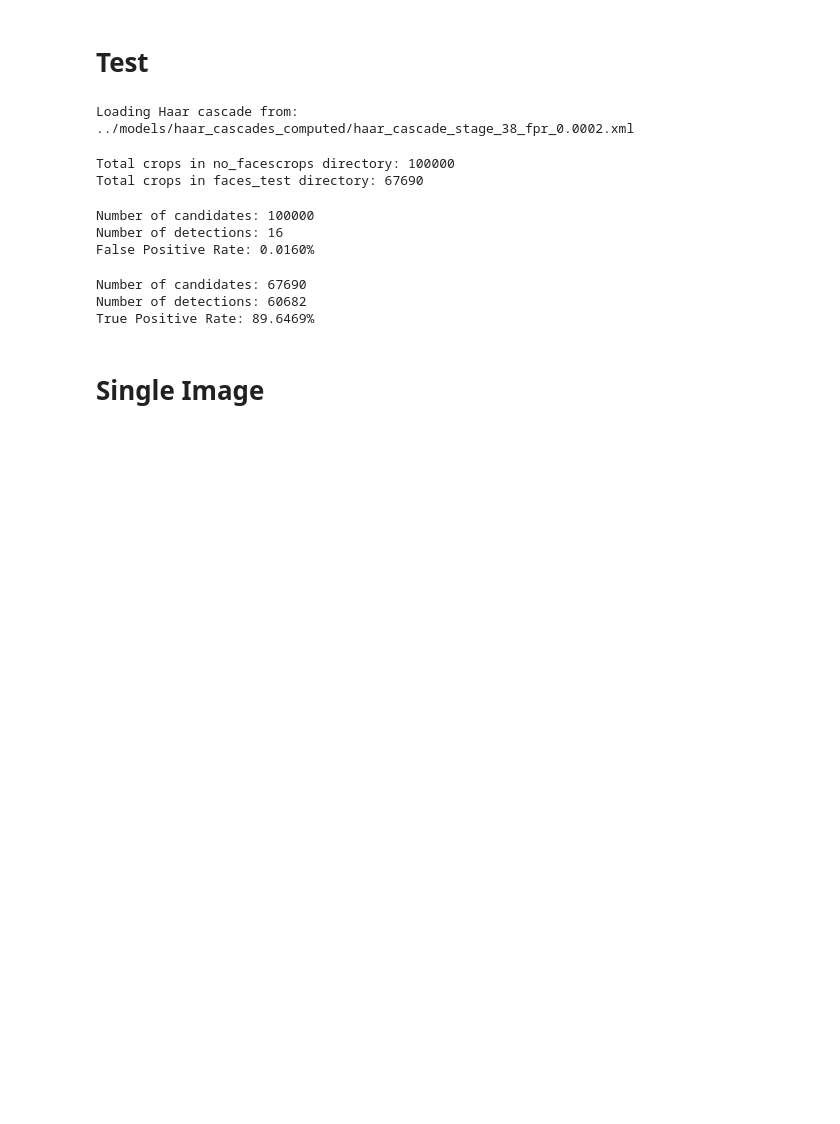
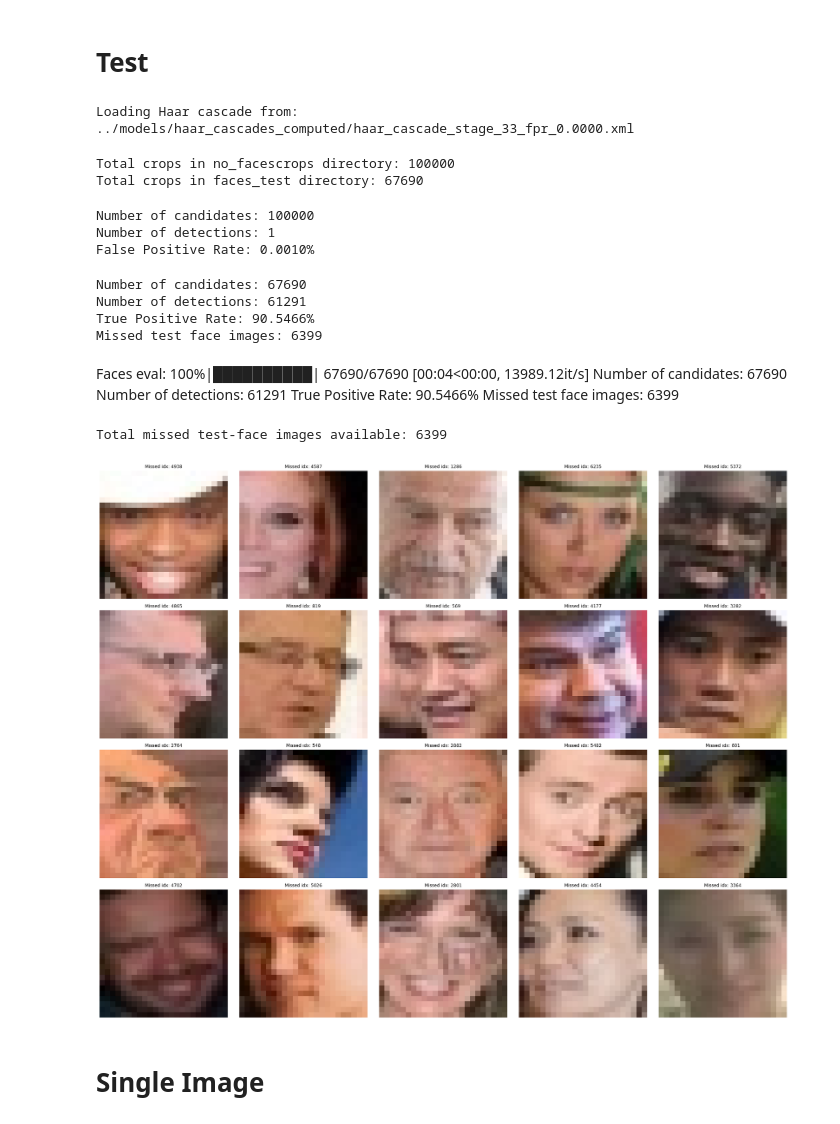
Before and after one commit to MiquelGomezCorral/BIOM-Face-detection, a Jupyter notebook: notebooks/test.ipynb, the cells around one changed output. Cells and saved outputs as stored; diff of their text form; code cells hidden in the pictures; blank space fills up the shorter version.

```diff
--- a/notebooks/test.ipynb
+++ b/notebooks/test.ipynb
@@ -28,14 +28,16 @@ from src.model import load_cascade, CascadeClassifier
 # cascade_path = os.path.join(CONFIG.computed_haar_cascades, 'haar_cascade_stage_13_fpr_0.0049.xml')
 # cascade_path = os.path.join(CONFIG.computed_haar_cascades, 'haar_cascade_stage_10_fpr_0.0043.xml')
 # cascade_path = os.path.join(CONFIG.computed_haar_cascades, 'haar_cascade_stage_53_fpr_0.0001.xml')
-cascade_path = os.path.join(CONFIG.computed_haar_cascades, 'haar_cascade_stage_38_fpr_0.0002.xml')
+# cascade_path = os.path.join(CONFIG.computed_haar_cascades, 'haar_cascade_stage_38_fpr_0.0002.xml')
+# cascade_path = os.path.join(CONFIG.computed_haar_cascades, 'haar_cascade_stage_31_fpr_0.0000.xml')
+cascade_path = os.path.join(CONFIG.computed_haar_cascades, 'haar_cascade_stage_33_fpr_0.0000.xml')
 
 
 cascade = load_cascade(cascade_path)
 CONFIG.crop_size = max(cascade.height, cascade.width)
 classifier = CascadeClassifier(CONFIG, cascade)
 # %% [output]
-Loading Haar cascade from: ../models/haar_cascades_computed/haar_cascade_stage_38_fpr_0.0002.xml
+Loading Haar cascade from: ../models/haar_cascades_computed/haar_cascade_stage_33_fpr_0.0000.xml
 # %%
 from src.data import get_image_crops_from_list
 
@@ -73,8 +75,8 @@ print(f"Number of detections: {len(all_fps)}")
 print(f"False Positive Rate: {fpr:.4%}")
 # %% [output]
 Number of candidates: 100000
-Number of detections: 16
-False Positive Rate: 0.0160%
+Number of detections: 1
+False Positive Rate: 0.0010%
 # %%
 from concurrent.futures import ThreadPoolExecutor
 from tqdm import tqdm
@@ -83,22 +85,37 @@ import os
 max_workers = min(32, (os.cpu_count() or 1) * 2)
 
 def _predict_one_face(img_path):
-    return classifier.predict_no_merge(img_path=img_path, return_candidate_count=True)
+    faces, candidates = classifier.predict(
+        img_path=img_path,
+        return_candidate_count=True
+    )
+    return img_path, faces, candidates
 
 all_faces, total_candidates, right_predictions = [], 0, 0
+missed_test_face_paths = []
 with ThreadPoolExecutor(max_workers=max_workers) as ex:
     results = ex.map(_predict_one_face, test_faces)
-    for faces, candidates in tqdm(results, total=len(test_faces), desc="Faces eval"):
+    for img_path, faces, candidates in tqdm(results, total=len(test_faces), desc="Faces eval"):
         all_faces.extend(faces)
         if len(faces) > 0:
             right_predictions += 1
+        else:
+            missed_test_face_paths.append(img_path)
         total_candidates += candidates
 
 tpr = (right_predictions / len(test_faces)) if len(test_faces) else 0.0
 print(f"Number of candidates: {total_candidates}")
 print(f"Number of detections: {len(all_faces)}")
 print(f"True Positive Rate: {tpr:.4%}")
+print(f"Missed test face images: {len(missed_test_face_paths)}")
 # %% [output]
 Number of candidates: 67690
-Number of detections: 60682
-True Positive Rate: 89.6469%
+Number of detections: 61291
+True Positive Rate: 90.5466%
+Missed test face images: 6399
+# %% [markdown]
+Faces eval: 100%|██████████| 67690/67690 [00:04<00:00, 13989.12it/s]
+Number of candidates: 67690
+Number of detections: 61291
+True Positive Rate: 90.5466%
+Missed test face images: 6399
@@ -105,3 +124,46 @@ True Positive Rate: 89.6469%
+# %%
+# Plot random missed test-face images (not identified by the detector)
+import numpy as np
+import matplotlib.pyplot as plt
+import cv2
+
+def show_missed_test_images(image_paths, n_rows=4, n_cols=5, figsize=(20, 16), seed=None):
+    total_slots = n_rows * n_cols
+    n_available = len(image_paths)
+    if n_available == 0:
+        print("No missed test face images to plot.")
+        return
+
+    rng = np.random.default_rng(seed)
+    n_samples = min(total_slots, n_available)
+    selected_indices = rng.choice(n_available, size=n_samples, replace=False)
+
+    fig, axes = plt.subplots(n_rows, n_cols, figsize=figsize)
+    flat_axes = axes.flatten()
+
+    for ax in flat_axes:
+        ax.axis("off")
+
+    for ax, idx in zip(flat_axes, selected_indices):
+        path = image_paths[idx]
+        img = cv2.imread(path)
+        if img is None:
+            ax.set_title("Unreadable image", fontsize=9)
+            continue
+        ax.imshow(cv2.cvtColor(img, cv2.COLOR_BGR2RGB))
+        ax.set_title(f"Missed idx: {idx}", fontsize=9)
+        ax.axis("off")
+
+    plt.tight_layout()
+    plt.show()
+
+print(f"Total missed test-face images available: {len(missed_test_face_paths)}")
+
+show_missed_test_images(missed_test_face_paths, n_rows=4, n_cols=5, seed=CONFIG.seed + i)
+i += 1
+# %% [output]
+Total missed test-face images available: 6399
+[figure, added]
 # %% [markdown]
 # Single Image
 # %%
```
Also changed, not shown: parts of 5 cells of this notebook, 6 other files.
